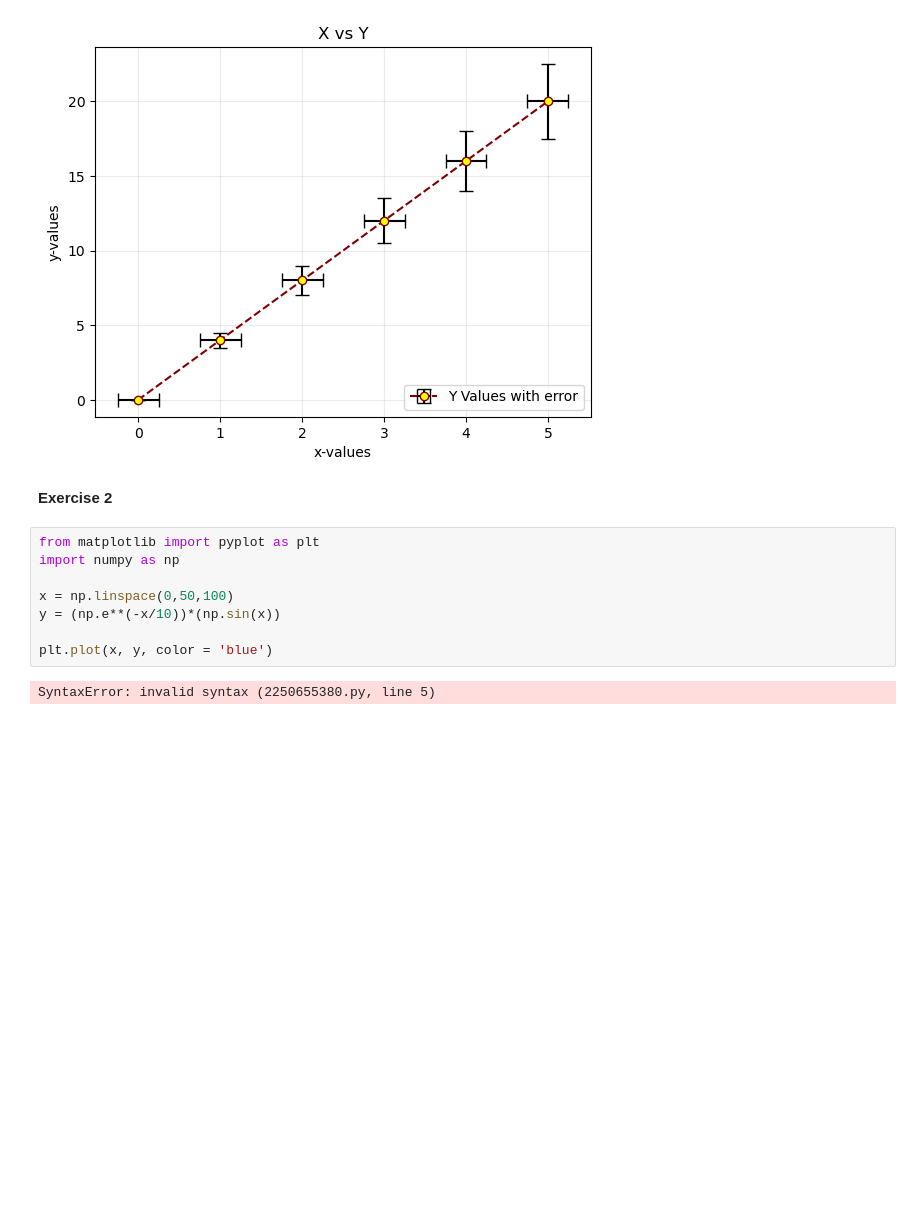
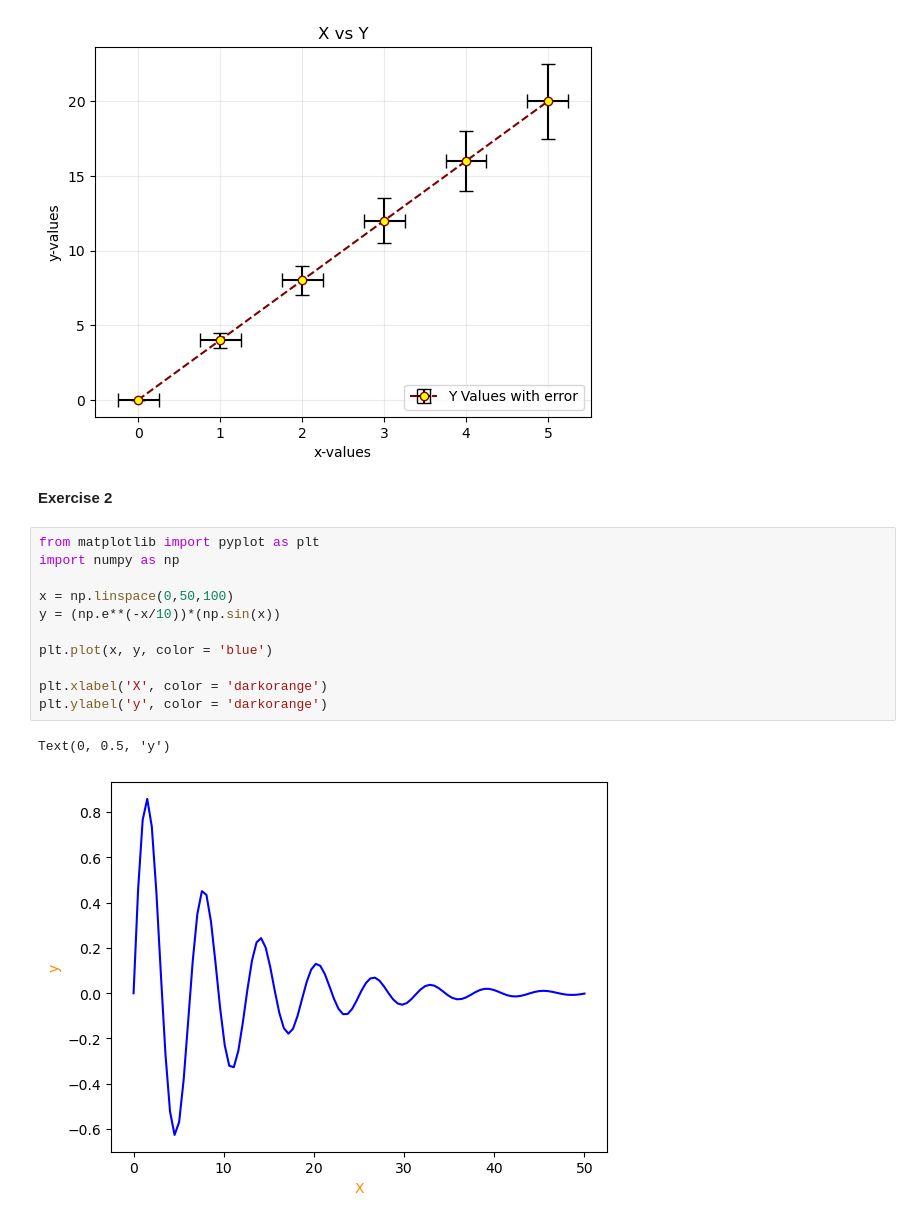
Before and after one commit to SPS-SP2273/learning-portfolio-2024-aug-Winsty03, a Jupyter notebook: 7.2_plotting__exercises/plotting_(need)_exercises.ipynb, the cells around one changed output. Saved outputs shown, nothing was run; the diff lists cells and outputs as text; blank space fills up the shorter version.

```diff
--- a/7.2_plotting__exercises/plotting_(need)_exercises.ipynb
+++ b/7.2_plotting__exercises/plotting_(need)_exercises.ipynb
@@ -30,10 +30,14 @@ plt.show()
 # %%
 from matplotlib import pyplot as plt
 import numpy as np
 
 x = np.linspace(0,50,100)
 y = (np.e**(-x/10))*(np.sin(x))
 
 plt.plot(x, y, color = 'blue')
+
+plt.xlabel('X', color = 'darkorange')
+plt.ylabel('y', color = 'darkorange')
 # %% [output]
-SyntaxError: invalid syntax (2250655380.py, line 5)
+Text(0, 0.5, 'y')
+[figure, added]
```
